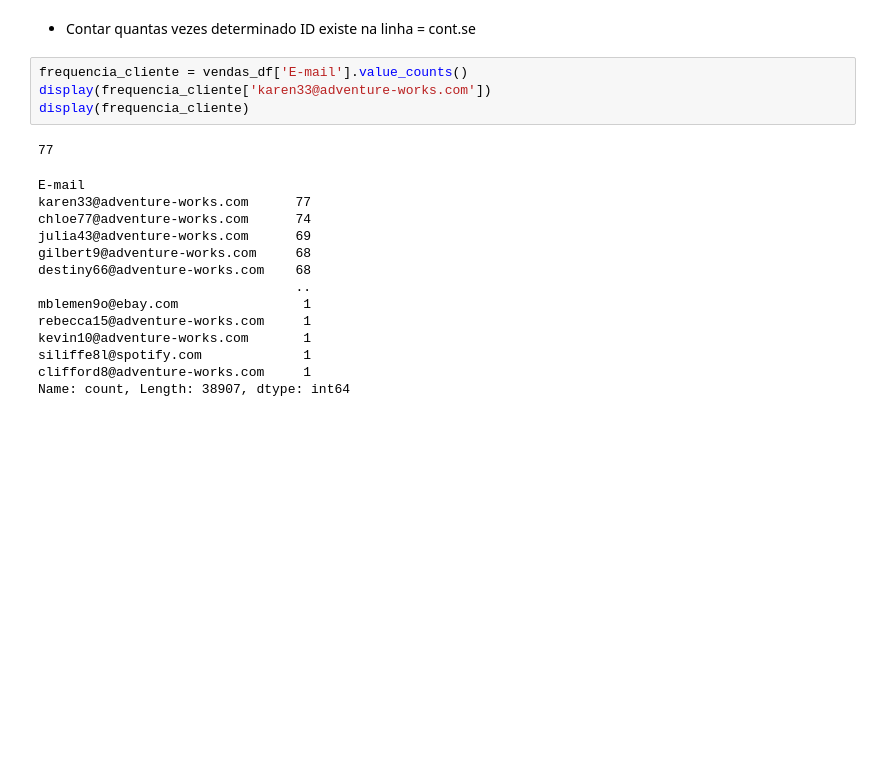
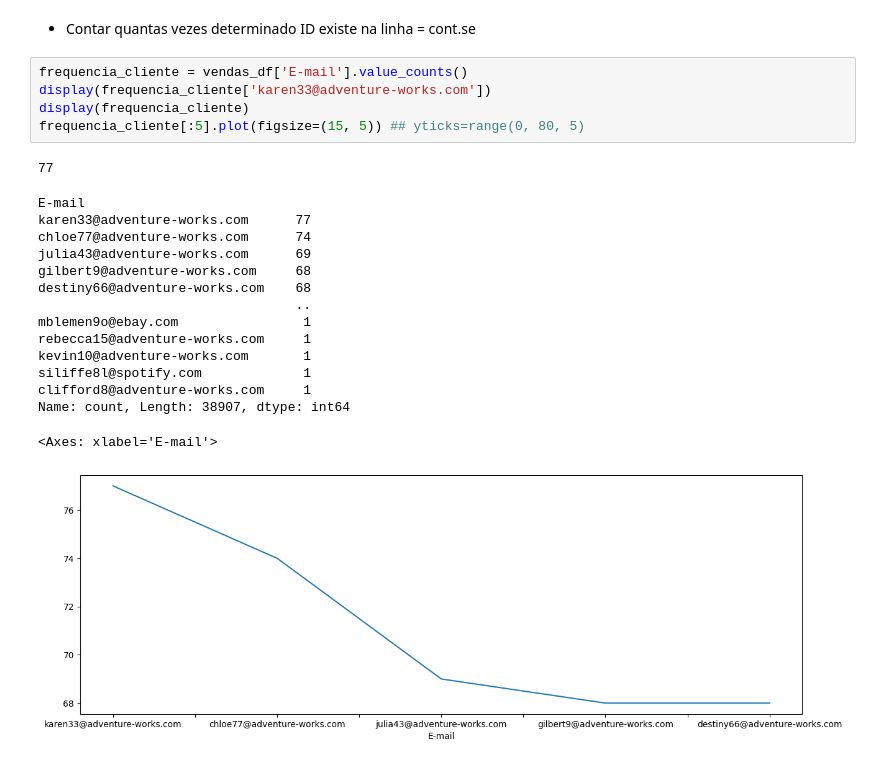
Before and after one commit to WalexLima/Python_Hashtag, a Jupyter notebook: 08-Biblioteca_py/04-Pandas/pandas.ipynb, the cells around one changed output. Saved outputs shown, nothing was run; the diff lists cells and outputs as text; blank space fills up the shorter version.

```diff
--- a/08-Biblioteca_py/04-Pandas/pandas.ipynb
+++ b/08-Biblioteca_py/04-Pandas/pandas.ipynb
@@ -172,19 +172,22 @@ memory usage: 97.3+ MB
 # %%
 frequencia_cliente = vendas_df['E-mail'].value_counts()
 display(frequencia_cliente['karen33@adventure-works.com'])
 display(frequencia_cliente)
+frequencia_cliente[:5].plot(figsize=(15, 5)) ## yticks=range(0, 80, 5)
 # %% [output]
 77
 E-mail
 karen33@adventure-works.com      77
 chloe77@adventure-works.com      74
 julia43@adventure-works.com      69
 gilbert9@adventure-works.com     68
 destiny66@adventure-works.com    68
                                  ..
 mblemen9o@ebay.com                1
 rebecca15@adventure-works.com     1
 kevin10@adventure-works.com       1
 siliffe8l@spotify.com             1
 clifford8@adventure-works.com     1
 Name: count, Length: 38907, dtype: int64
+<Axes: xlabel='E-mail'>
+[figure, added]
```
Also changed, not shown: parts of 12 cells of this notebook.
